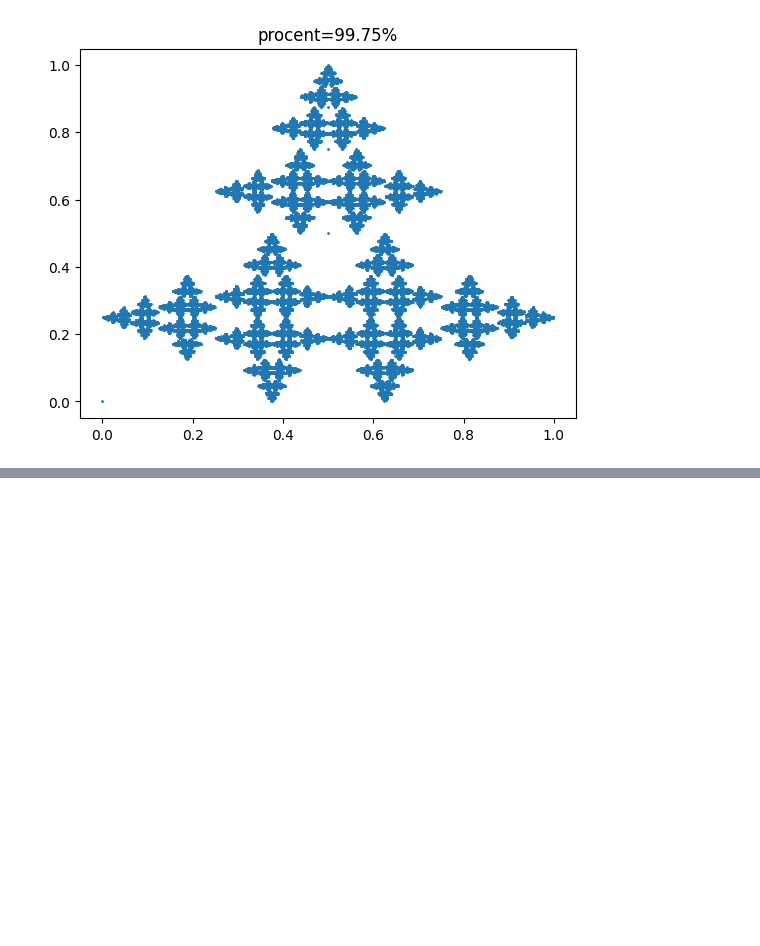
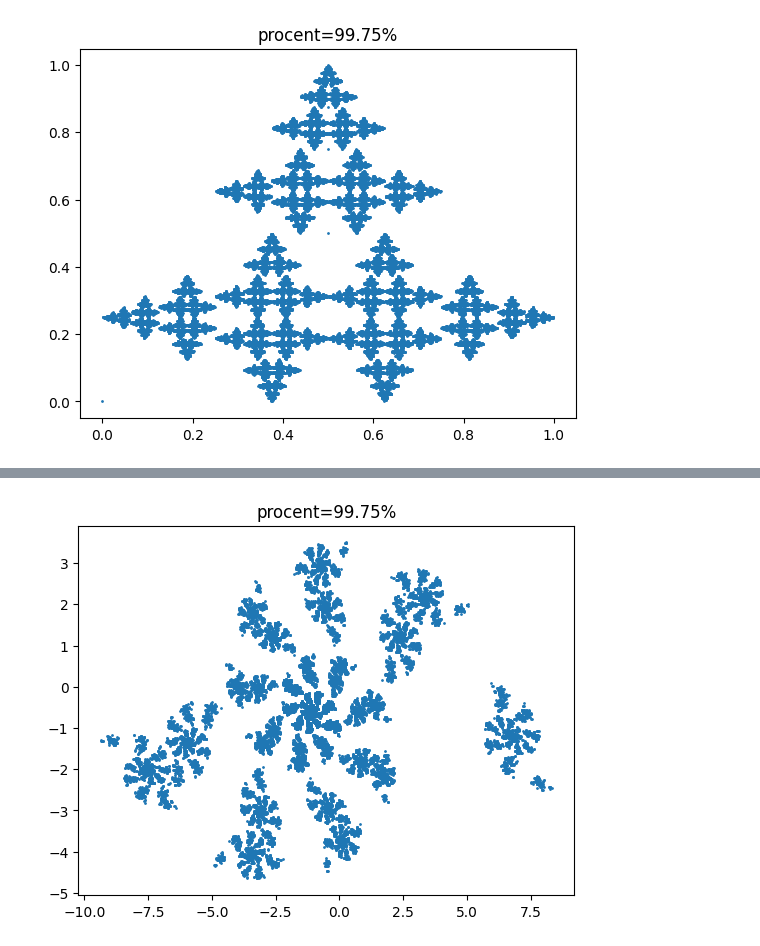
Before and after one commit to KlymentievMaksym/CompGraph, a Jupyter notebook: Lab4.ipynb, the cells around one changed output, grey strips where cells are left out. Saved outputs shown, nothing was run; the diff lists cells and outputs as text; code cells hidden in the pictures; blank space fills up the shorter version.

```diff
--- a/Lab4.ipynb
+++ b/Lab4.ipynb
@@ -342,0 +370,12 @@ ifs_tree = Fractal([
+# %%
+spiral_reverse = Fractal([
+    redo_row("-0,787879 0,121212 -0,181818"),
+    redo_row("0,424242 -0,257576 0,136364"),
+    redo_row("-0,242424 -0,151515 -0,090909"),
+    redo_row("-0,859848 -0,053030 -0,181818"),
+    redo_row("-1,758647 6,721654 -6,086107"),
+    redo_row("-1,408065 -1,377236 -1,568035"),
+    redo_row("0,90 0,05 0,05")
+], 4, 10**4*4, multiplayer=100, name='spiral_reverse')
+# %% [output]
+[figure, added]
```
Also changed, not shown: parts of 25 cells of this notebook, 15 other files.
